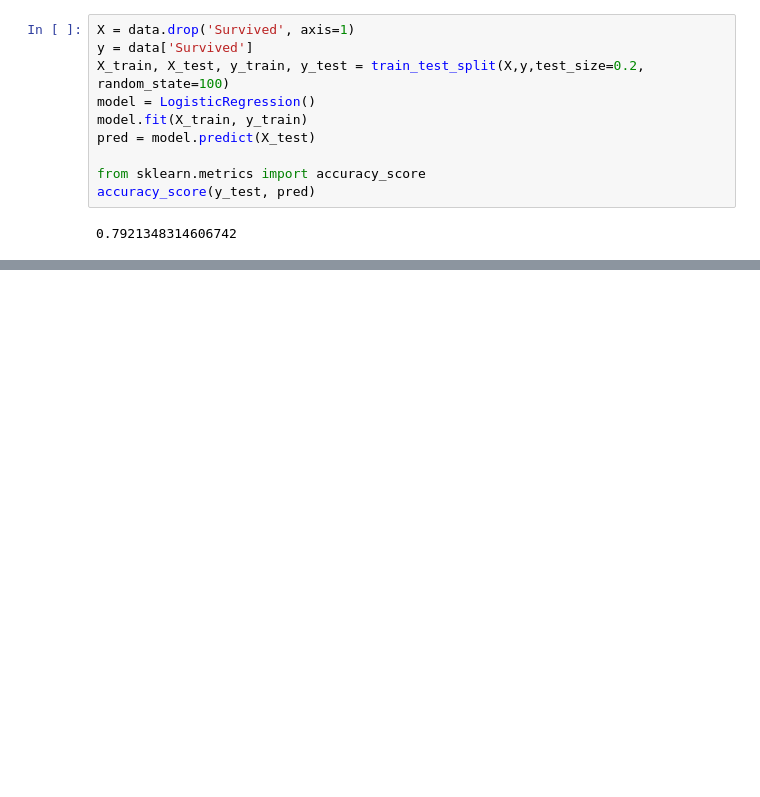
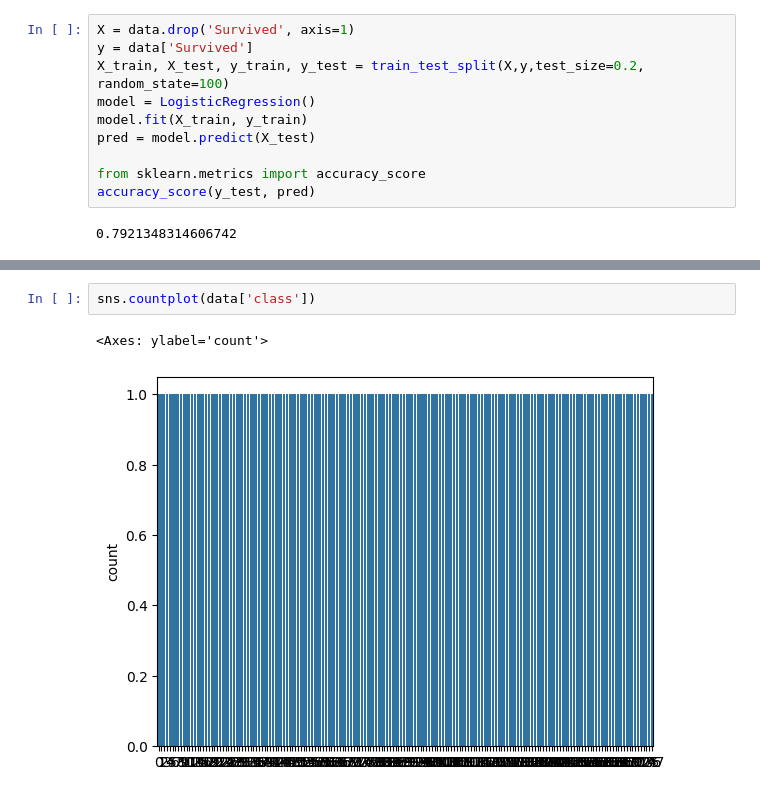
Before and after one commit to gracesjy/mldl_study, a Jupyter notebook: 코랩에서 바로 git 으로 올리기.ipynb, the cells around one changed output, grey strips where cells are left out. Cells and saved outputs as stored; diff of their text form; blank space fills up the shorter version.

```diff
--- a/코랩에서 바로 git 으로 올리기.ipynb
+++ b/코랩에서 바로 git 으로 올리기.ipynb
@@ -392,0 +462,5 @@ accuracy_score(y_test, pred)
+# %%
+sns.countplot(data['class'])
+# %% [output]
+<Axes: ylabel='count'>
+[figure, added]
```
Also changed, not shown: parts of 36 cells of this notebook.
